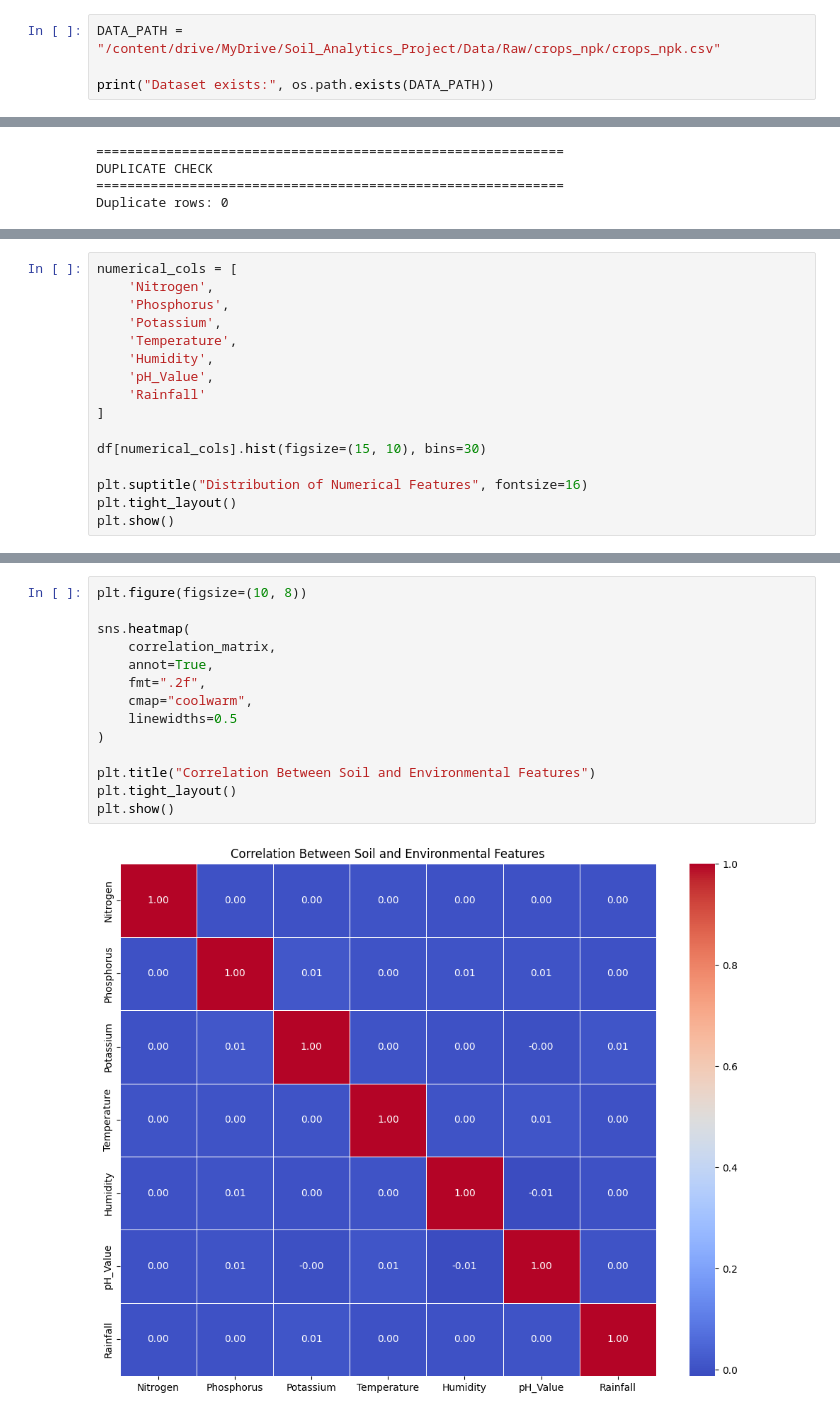
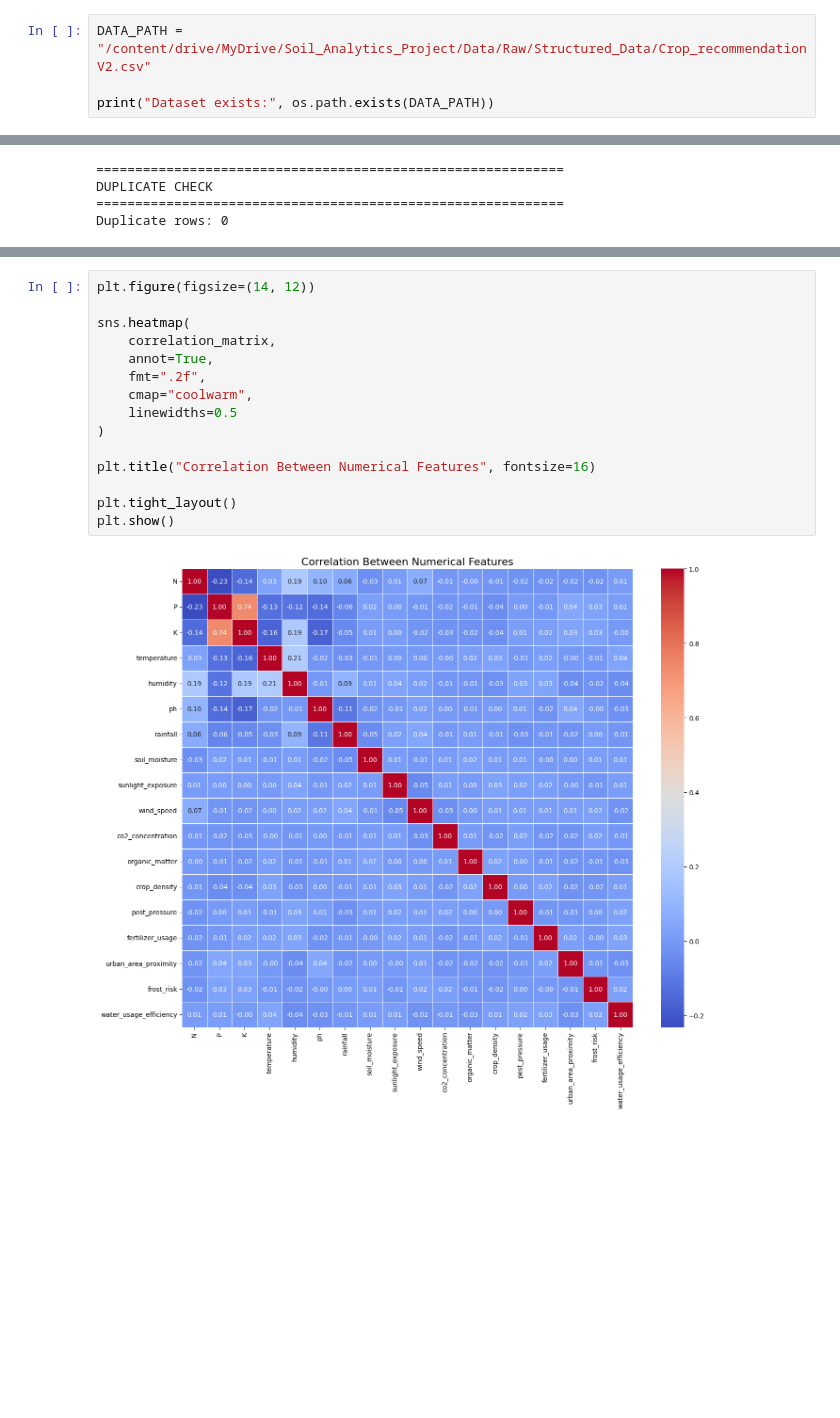
Before and after one commit to Seababy-I/Soil_Analysis, a Jupyter notebook: notebooks/02_Structured_Data_EDA.ipynb, the cells around one changed output, grey strips where cells are left out. Saved outputs shown, nothing was run; the diff lists cells and outputs as text; blank space fills up the shorter version.

```diff
--- a/notebooks/02_Structured_Data_EDA.ipynb
+++ b/notebooks/02_Structured_Data_EDA.ipynb
@@ -14,7 +34,7 @@ print("Libraries imported successfully!")
 # %% [output]
 Libraries imported successfully!
 # %%
-DATA_PATH = "/content/drive/MyDrive/Soil_Analytics_Project/Data/Raw/crops_npk/crops_npk.csv"
+DATA_PATH = "/content/drive/MyDrive/Soil_Analytics_Project/Data/Raw/Structured_Data/Crop_recommendationV2.csv"
 
 print("Dataset exists:", os.path.exists(DATA_PATH))
 # %% [output]
@@ -162,16 +300,0 @@ Name: count, dtype: int64
-# %%
-numerical_cols = [
-    'Nitrogen',
-    'Phosphorus',
-    'Potassium',
-    'Temperature',
-    'Humidity',
-    'pH_Value',
-    'Rainfall'
-]
-
-df[numerical_cols].hist(figsize=(15, 10), bins=30)
-
-plt.suptitle("Distribution of Numerical Features", fontsize=16)
-plt.tight_layout()
-plt.show()
@@ -200,16 +330,17 @@ CORRELATION ANALYSIS
 # %%
-plt.figure(figsize=(10, 8))
+plt.figure(figsize=(14, 12))
 
 sns.heatmap(
     correlation_matrix,
     annot=True,
     fmt=".2f",
     cmap="coolwarm",
     linewidths=0.5
 )
 
-plt.title("Correlation Between Soil and Environmental Features")
+plt.title("Correlation Between Numerical Features", fontsize=16)
+
 plt.tight_layout()
 plt.show()
 # %% [output]
-[figure, old version]
+[figure, new version]
```
Also changed, not shown: parts of 20 cells of this notebook, 7 other files.
